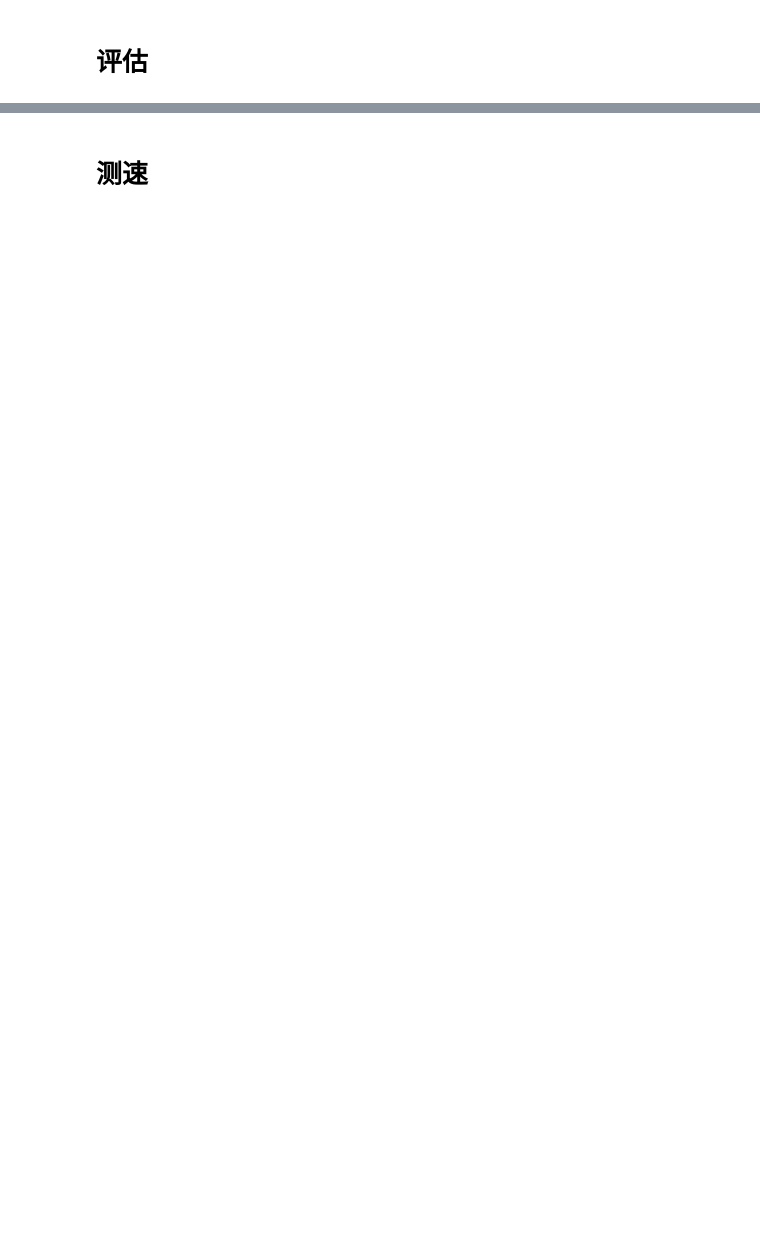
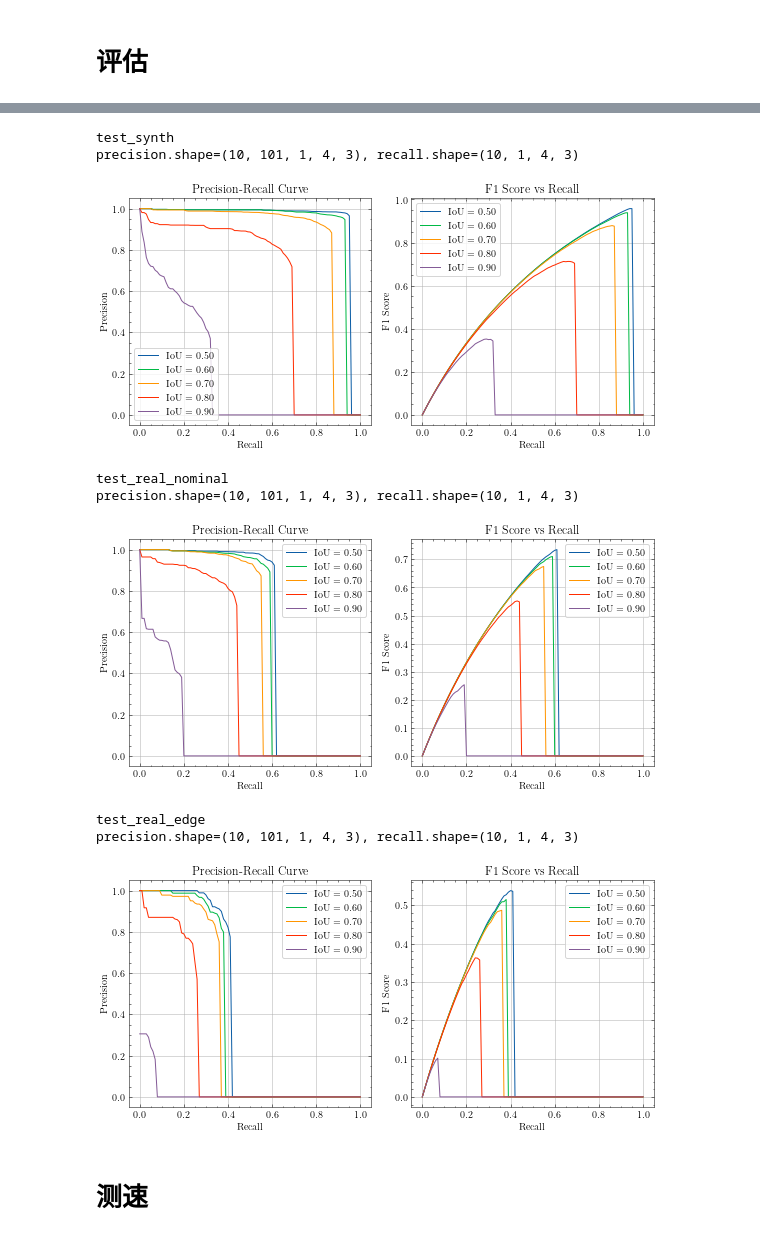
Before and after one commit to flywithliye/lard-detection, a Jupyter notebook: exp_faster_rcnn.ipynb, the cells around one changed output, grey strips where cells are left out. Saved outputs shown, nothing was run; the diff lists cells and outputs as text; code cells hidden in the pictures; blank space fills up the shorter version.

```diff
--- a/exp_faster_rcnn.ipynb
+++ b/exp_faster_rcnn.ipynb
@@ -304,2 +281,78 @@ Loads checkpoint by local backend from path: runs/faster_rcnn/best_coco_bbox_mAP
+# %%
+import numpy as np
+
+for key, coco_evaluator in coco_evals.items():
+
+    print(key)
+
+    precision = coco_evaluator.eval['precision']
+    recall = coco_evaluator.eval['recall']
+
+    print(f"{precision.shape=}, {recall.shape=}")
+
+    # Assuming we have 5D precision data and 4D recall data from coco_eval
+    # precision.shape should be (10, 101, num_classes, 4, 3)
+    # recall.shape should be (10, num_classes, 4, 3)
+
+    # num_iou_thresholds = 10  # Usually 10 IoU thresholds from 0.5 to 0.95
+    # num_recall_levels = 101  # Usually 101 recall levels from 0 to 1
+    # num_classes = 2  # Assuming 2 classes for demonstration
+    # num_areas = 4   # Usually 4 areas ('all', 'small', 'medium', 'large')
+    # num_max_dets = 3  # Usually 3 max detections [1, 10, 100]
+
+    iou_indices = [0, 2, 4, 6, 8]
+    # iou_indices = range(10)
+
+    # 选择具体类别/区域/最大检测量
+    class_index = 0
+    area_index = 0
+    max_dets_index = 2
+
+    # 初始化图像
+    plt.figure(figsize=(8, 4))
+
+    # Precision-Recall曲线
+    plt.subplot(1, 2, 1)
+    for iou_index in iou_indices:
+        selected_precision = precision[iou_index, :,
+                                       class_index, area_index, max_dets_index]
+        selected_recall = np.linspace(0, 1, len(selected_precision))
+        plt.plot(selected_recall, selected_precision,
+                 label=f'IoU = {0.5 + iou_index * 0.05:.2f}')
+    plt.xlabel('Recall')
+    plt.ylabel('Precision')
+    plt.title('Precision-Recall Curve')
+    plt.legend(frameon=True)
+    plt.grid(True)
+
+    # F1-Recall曲线
+    plt.subplot(1, 2, 2)
+    for iou_index in iou_indices:
+        selected_precision = precision[iou_index, :,
+                                       class_index, area_index, max_dets_index]
+        selected_recall = np.linspace(0, 1, len(selected_precision))
+        F1 = 2 * (selected_precision * selected_recall) / \
+            (selected_precision + selected_recall + 1e-6)
+        plt.plot(selected_recall, F1,
+                 label=f'IoU = {0.5 + iou_index * 0.05:.2f}')
+    plt.xlabel('Recall')
+    plt.ylabel('F1 Score')
+    plt.title('F1 Score vs Recall')
+    plt.legend(frameon=True)
+    plt.grid(True)
+
+    plt.tight_layout()
+    plt.savefig(f'results/figs/test/pr_curve_{exp_name}.jpg', dpi=600, bbox_inches='tight')
+    plt.show()
+# %% [output]
+test_synth
+precision.shape=(10, 101, 1, 4, 3), recall.shape=(10, 1, 4, 3)
+[figure, added]
+test_real_nominal
+precision.shape=(10, 101, 1, 4, 3), recall.shape=(10, 1, 4, 3)
+[figure, added]
+test_real_edge
+precision.shape=(10, 101, 1, 4, 3), recall.shape=(10, 1, 4, 3)
+[figure, added]
 # %% [markdown]
 # 测速
```
Also changed, not shown: parts of 12 cells of this notebook, 6 other files.
